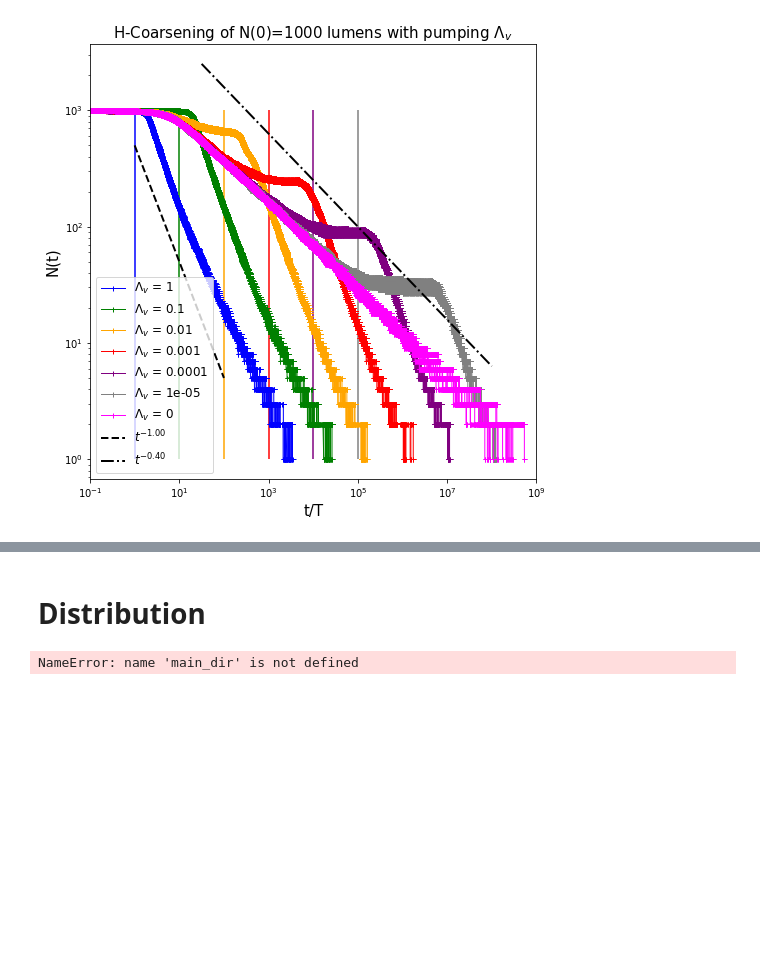
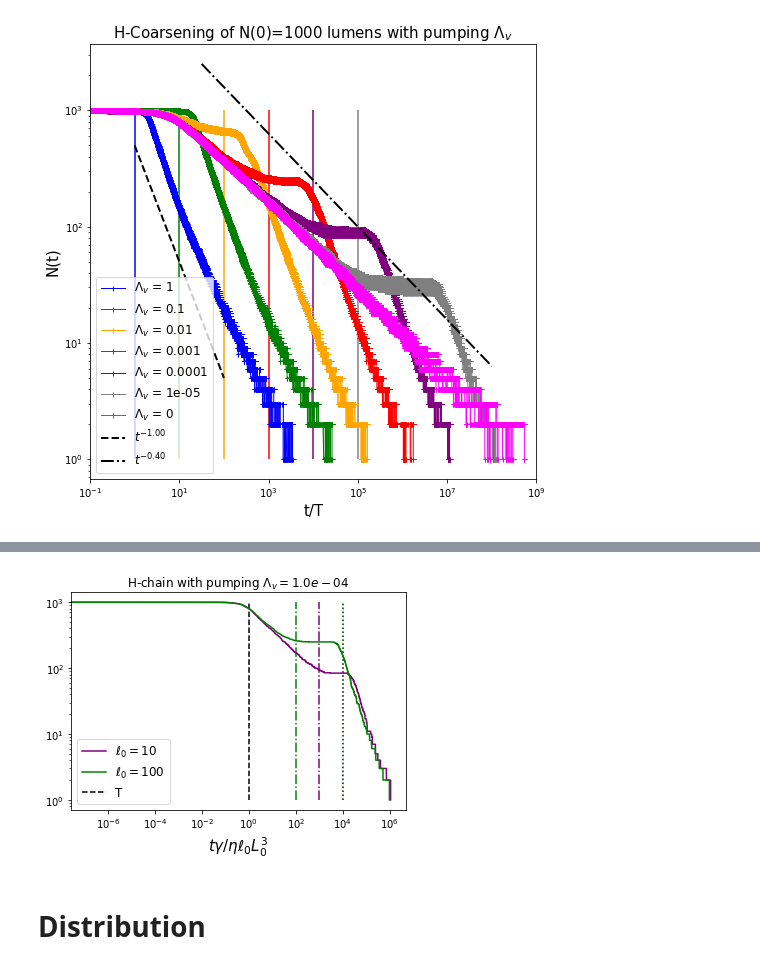
Before and after one commit to VirtualEmbryo/hydroosmotic_chain, a Jupyter notebook: _notebook/hydraulic - pumping.ipynb, the cells around one changed output, grey strips where cells are left out. Saved outputs shown, nothing was run; the diff lists cells and outputs as text; code cells hidden in the pictures; blank space fills up the shorter version.

```diff
--- a/_notebook/hydraulic - pumping.ipynb
+++ b/_notebook/hydraulic - pumping.ipynb
@@ -572,6 +400,38 @@ T = \ell_0 L_0^3 /
+# %%
+plt.xscale('log')
+plt.yscale('log')
+ca = 1e-4
+T = 1.
+N0 = 1000
+plt.vlines(x=T , ymin=1, ymax=1000, label = 'T', linestyle = '--')
+
+
+ell0 = 10
+plt.plot(Nt_list_N1000[ca][0][:, 0]/ell0, Nt_list_N1000[ca][0][:, 1], label = r'$\ell_0=10$', color='purple')
+plt.vlines(x=1/(ca*ell0) , ymin=1, ymax=1000, linestyle = '-.', color='purple')
+plt.vlines(x=ell0/(ca*ell0) , ymin=1, ymax=1000, linestyle = 'dotted', color='purple')
+
+ell0 = 100
+Nt100_ca1e_4_ell100 = np.loadtxt(os.path.join(main_dir, 'N1000/ell100/ca1e-4/run0001/sim_nlum.dat'))
+
+plt.plot(Nt100_ca1e_4_ell100[:, 0]/ell0, Nt100_ca1e_4_ell100[:, 1], label = r'$\ell_0=100$', color='green')
+plt.vlines(x=1./(ca*ell0) , ymin=1, ymax=1000, linestyle = '-.', color='green')
+plt.vlines(x=ell0/(ca*ell0) , ymin=1, ymax=1000, linestyle = 'dotted', color='green')
+
+L0 = 1
+tm = (2*ca/(2*L0+ell0)**(-5./3)) * T**(-2./3)
+
+#Tp = 1./ca
+#plt.vlines(x=Tp , ymin=1, ymax=1000, linestyle = 'dotted', color='purple')
+#plt.vlines(x=tm , ymin=1, ymax=1000, linestyle = '-.', color='red')
+
+
+
+plt.xlabel(r'$t\gamma / \eta \ell_0 L_0^3$', fontsize=15)
+plt.title(r'H-chain with pumping $\Lambda_v='+"{:1.1e}".format(ca)+'$')
+plt.legend(fontsize=12)
+plt.show()
+# %% [output]
+[figure, added]
 # %% [markdown]
 # Distribution
-# %%
-main_dir
-# %% [output]
-NameError: name 'main_dir' is not defined
```
Also changed, not shown: parts of 41 cells of this notebook, 4 other files.
